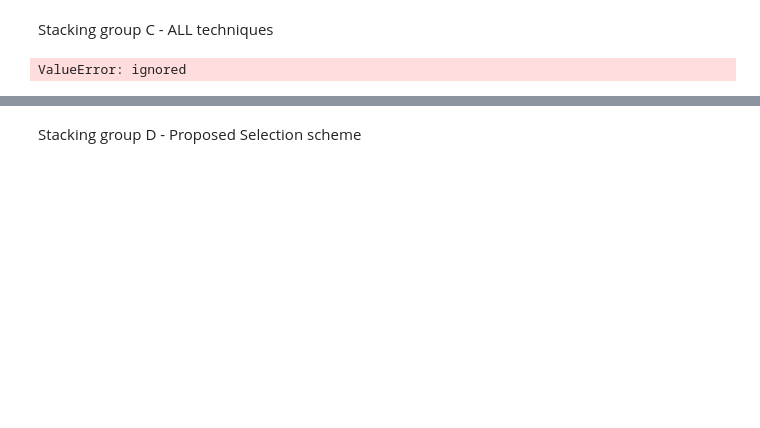
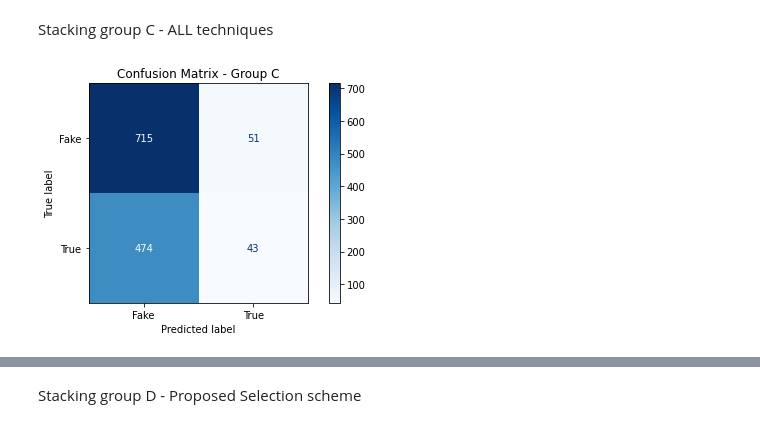
Before and after one commit to SaraBCoutinho/Pesquisa_2, a Jupyter notebook: LIAR_2_atual.ipynb, the cells around one changed output, grey strips where cells are left out. Drawn from its saved outputs; the diff is of its cells as text; code cells hidden in the pictures; blank space fills up the shorter version.

```diff
--- a/LIAR_2_atual.ipynb
+++ b/LIAR_2_atual.ipynb
@@ -904,16 +1139,16 @@ Stacking group C - ALL techniques
 # %%
 results_C = 0
 stacking_C = LogisticRegression()
 X_val, X_test = filter_collinearity(probas_val.to_numpy(), probas_test.to_numpy())
 stacking_C.fit(X_val, labels_val)
 y_pred = stacking_C.predict(X_test)
 results_C = f1_score(labels_test, y_pred)
 disp = plot_confusion_matrix(stacking_C, X_test,
-                             labels_test, cmap=plt.cm.Blues, display_labels=['Non-hateful', 'hateful'])
+                             labels_test, cmap=plt.cm.Blues, display_labels=['Fake', 'True'])
 disp.ax_.set_title("Confusion Matrix - Group C")
 plt.tight_layout()
 plt.savefig('confusion_matrix_GROUP_C.pdf', dpi=300)
 # %% [output]
-ValueError: ignored
+[figure, added]
 # %%
 print(results_C)
```
Also changed, not shown: parts of 57 cells of this notebook.
